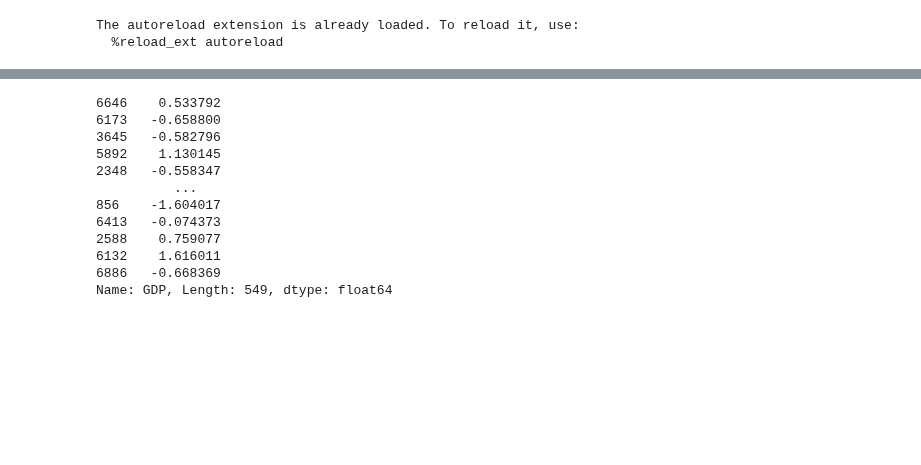
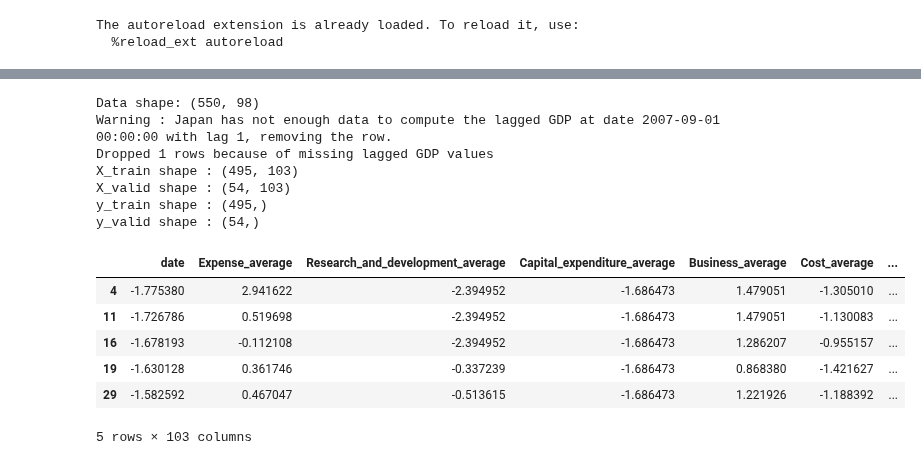
Before and after one commit to theS3b/Smoothing-Techniques-for-Predicting-High-Frequency-Time-Series, a Jupyter notebook: main.ipynb, the cells around one changed output, grey strips where cells are left out. Drawn from its saved outputs; the diff is of its cells as text; code cells hidden in the pictures; blank space fills up the shorter version.

```diff
--- a/main.ipynb
+++ b/main.ipynb
@@ -48,15 +29,0 @@ X
-# %%
-y
-# %% [output]
-6646    0.533792
-6173   -0.658800
-3645   -0.582796
-5892    1.130145
-2348   -0.558347
-          ...
-856    -1.604017
-6413   -0.074373
-2588    0.759077
-6132    1.616011
-6886   -0.668369
-Name: GDP, Length: 549, dtype: float64
@@ -69,0 +30,25 @@ country_valid = countries.values[number_train:]
+# %%
+data, all_gdps = load_data()
+
+print(f"Data shape: {data.shape}")
+
+number_train = np.floor(data.shape[0] * TRAIN_PROPORTION).astype(int)
+
+X_train, y_train, X_valid, y_valid, country_train, country_valid, y_mean, y_std = preprocess_data(data=data, epsilon=EPS, number_train=number_train, mode=MODE, all_gdps=all_gdps, past_gdp_lags=PAST_GDPS)
+
+X_train[country_train == "Switzerland"].head()
+# %% [output]
+Data shape: (550, 98)
+Warning : Japan has not enough data to compute the lagged GDP at date 2007-09-01 00:00:00 with lag 1, removing the row.
+Dropped 1 rows because of missing lagged GDP values
+X_train shape : (495, 103)
+X_valid shape : (54, 103)
+y_train shape : (495,)
+y_valid shape : (54,)
+|  | date | Expense_average | Research_and_development_average | Capital_expenditure_average | Business_average | Cost_average | ... |
+| 4 | -1.775380 | 2.941622 | -2.394952 | -1.686473 | 1.479051 | -1.305010 | ... |
+| 11 | -1.726786 | 0.519698 | -2.394952 | -1.686473 | 1.479051 | -1.130083 | ... |
+| 16 | -1.678193 | -0.112108 | -2.394952 | -1.686473 | 1.286207 | -0.955157 | ... |
+| 19 | -1.630128 | 0.361746 | -0.337239 | -1.686473 | 0.868380 | -1.421627 | ... |
+| 29 | -1.582592 | 0.467047 | -0.513615 | -1.686473 | 1.221926 | -1.188392 | ... |
+5 rows × 103 columns
```
Also changed, not shown: parts of 7 cells of this notebook, 2 other files.
